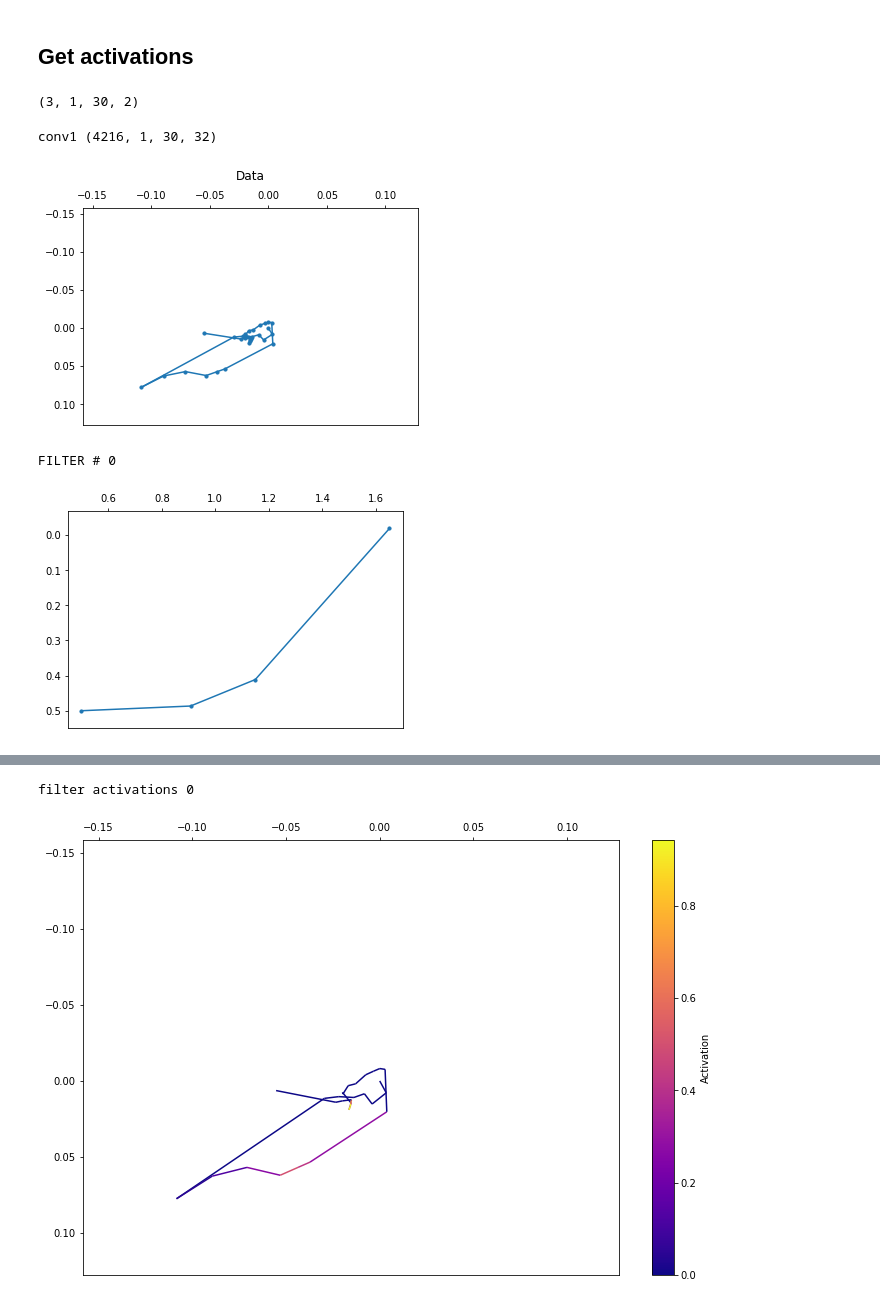
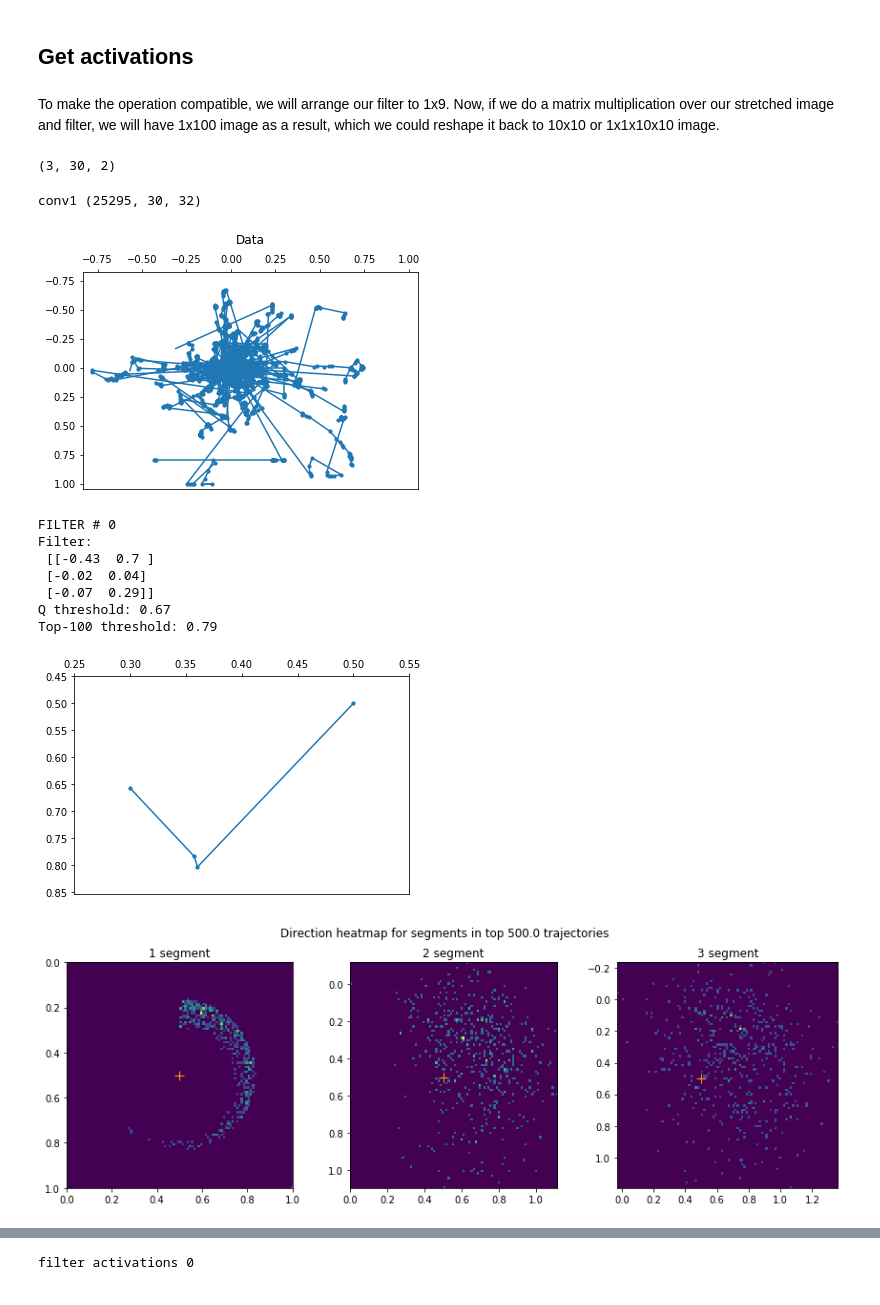
Before and after one commit to taneta/patterns, a Jupyter notebook: patterns_conv.ipynb, the cells around one changed output, grey strips where cells are left out. Drawn from its saved outputs; the diff is of its cells as text; code cells hidden in the pictures.

Commit message:
Conv1D and filter heatmaps

```diff
--- a/patterns_conv.ipynb
+++ b/patterns_conv.ipynb
@@ -139,12 +143,16 @@ Trainable params: 81,190
 Non-trainable params: 0
 _________________________________________________________________
 # %%
-batch_size = 512
+batch_size = 1024
 epochs = 300
+MODEL_PATH = 'data/conv1d_model.h5'
 
 earlystop = keras.callbacks.EarlyStopping(monitor='val_loss',
                                           min_delta=0, patience=100, verbose=0, mode='auto')
-callbacks = []#[earlystop]
+checkpoint = keras.callbacks.ModelCheckpoint(MODEL_PATH, monitor='val_acc', verbose=0,
+                                             save_best_only=True, mode='max')
+
+callbacks = [checkpoint] #, earlystop]
 
 model.fit(x_train, y_train,
           batch_size=batch_size,
@@ -179,3 +187,0 @@ Test accuracy: 0.201850094877
-# %%
-MODEL_PATH = 'data/conv_model.h5'
-model.save(MODEL_PATH)
@@ -233,5 +238,5 @@ from keras_helpers import *
 # %%
-def plot_conv1_filter(model, fn, layer='conv1', clip=False):
+def plot_conv1_filter(model, fn, layer='conv1', clip=False, filter_size=3):
     """Plot filter representation based on filter weights"""
     W = [l.get_weights()[0] for l in model.layers if l.name == layer][0]
     W = np.squeeze(W)
@@ -240,13 +245,15 @@ def plot_conv1_filter(model, fn, layer='conv1', clip=False):
     # scale weights to [0 1]
     x_min = np.min(W)
     x_max = np.max(W)
-    W_norm = (W - x_min) / (x_max - x_min)
+    #W = (W - x_min) / (x_max - x_min)
 
-    filter_weights = W_norm[fn, ...]
+    filter_weights = W[fn, ...]
 
     move_dir = denorm(filter_weights[:, 0], x_max=np.pi*2)
-    move_len = denorm(filter_weights[:, 1], x_max=1.44)
+    move_len = denorm(filter_weights[:, 1], x_max=1.44/filter_size)
 
     xy = traject_to_coord(move_dir, move_len, x_init=0.5, y_init=0.5)
     p = plot_path(xy, screen_lims=False, show_joints=True, clip=clip)
-    return p
+    return p, filter_weights
+# %% [markdown]
+To make the operation compatible, we will arrange our filter to 1x9. Now, if we do a matrix multiplication over our stretched image and filter, we will have 1x100 image as a result, which we could reshape it back to 10x10 or 1x1x10x10 image.
@@ -262,11 +367,11 @@ for i in range(1, 4):
     lenghts = np.repeat(1/TIMESTEPS, TIMESTEPS)
     len_norm = norm_values(lenghts, 0, 1.44)
     im = np.vstack([dir_norm, len_norm]).T # (37944, 1, 30, 2)
-    im = np.expand_dims(im, 0)
+#     im = np.expand_dims(im, 0)
     im = np.expand_dims(im, 0)
     test_images.append(im)
 
 test_images = np.vstack(test_images)
 print(test_images.shape)
 # %% [output]
-(3, 1, 30, 2)
+(3, 30, 2)
@@ -273,42 +381,54 @@ print(test_images.shape)
 # %%
 # Visualize filters and their activations on the input sequence
 l = 'conv1'
-num_obs = 1
+num_obs = 100
 shift = 0
 num_filters = 10 #activations[l].shape[-1]
 data = x_test #test_images
 
+# get activations for the data
 activations = get_activations(model, data, layers=[l])
 for k, v in activations.items():
     print(k, v.shape)
 
+# convert data observations into paths
 lines = []
 for i in range(num_obs):
-    path = data[shift+i, 0, ...]
+    path = data[shift+i, ...]
     move_dir = denorm(path[:, 0], x_max=np.pi*2)
     move_len = denorm(path[:, 1], x_max=1.44)
     xy = traject_to_coord(move_dir, move_len)
     segments = list(zip(xy[:-1], xy[1:]))
     lines.append(segments)
+lines = np.concatenate(lines)
 
-lines = np.concatenate(lines)
+# plot data
 p = plot_path(lines, feed_lines=True, screen_lims=False, title='Data', show_joints=True, clip=False)
 plt.show()
 
+# plot filters and their activations
 for f in range(num_filters):
+
     print("filter #".upper(), f)
-    p = plot_conv1_filter(model, f, clip=False)
-    plt.show()
+    plot_filter(f, n_obs=10000)
+
     print("filter activations", f)
 
     fw = np.concatenate([activations[l].squeeze()[i, :, f] for i in range(num_obs)])
     if not np.all(fw == 0):
         fw = filter_act_to_input(fw, model, l, len(fw))
 
     p = plot_path(lines, segments_weights=fw, figsize=(12, 8), change_width=False, clip=False, feed_lines=True)
     plt.show()
 # %% [output]
-conv1 (4216, 1, 30, 32)
+conv1 (25295, 30, 32)
-[figure, old version]
+[figure, new version]
 FILTER # 0
+Filter:
+ [[-0.43  0.7 ]
+ [-0.02  0.04]
+ [-0.07  0.29]]
+Q threshold: 0.67
+Top-100 threshold: 0.79
-[figure, old version]
+[figure, new version]
+[figure, new version]
@@ -315,2 +436 @@ FILTER # 0
 filter activations 0
-[figure, old version]
```
Also changed, not shown: parts of 14 cells of this notebook, 4 other files.
